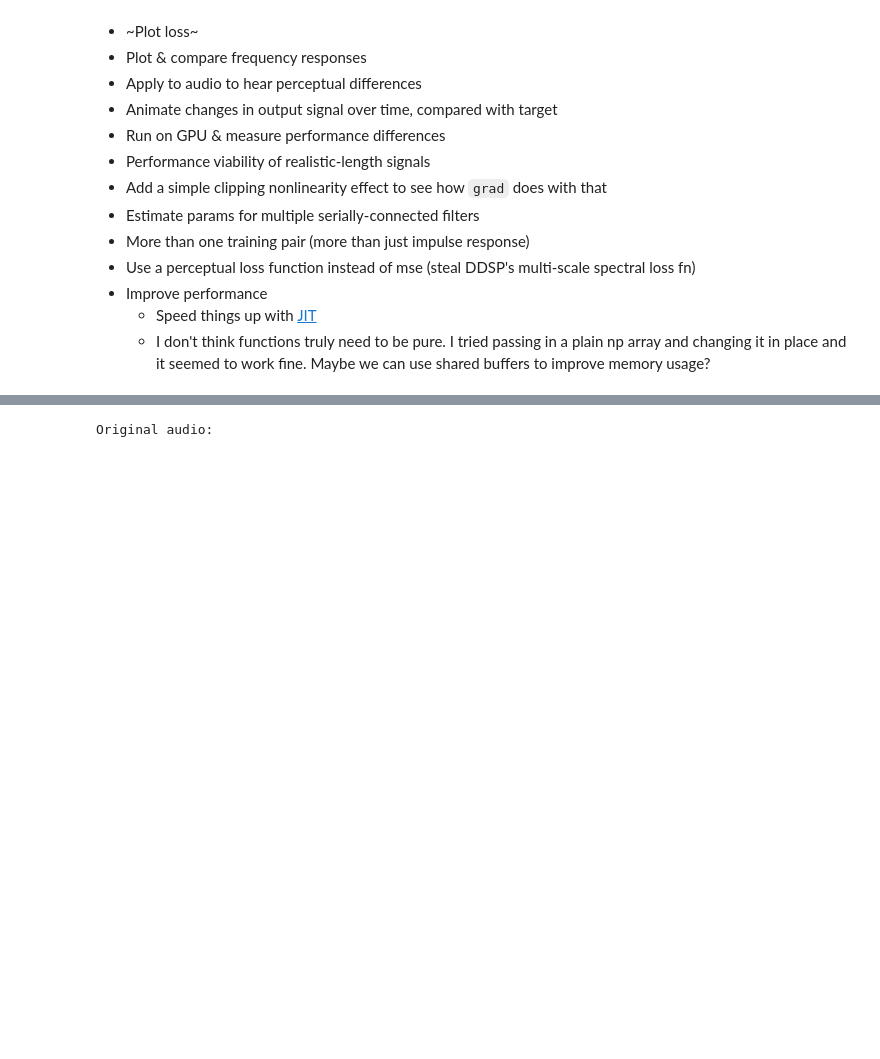
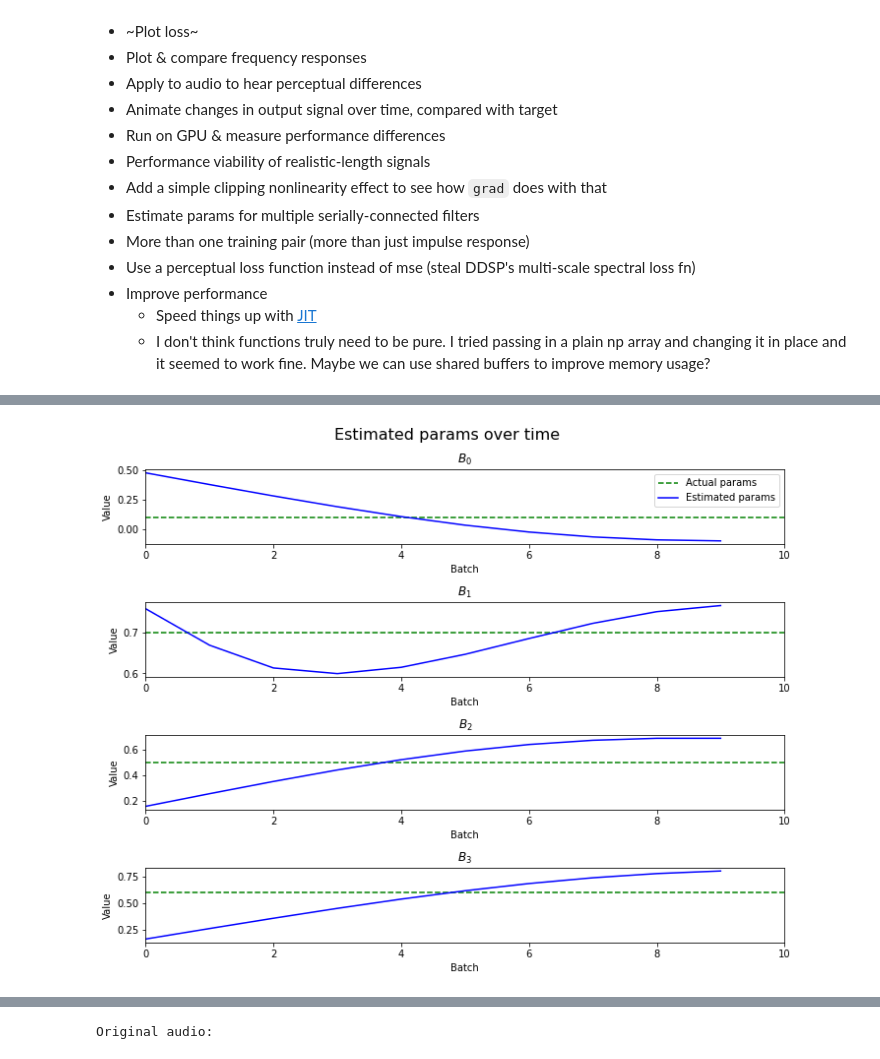
Before and after one commit to khiner/jaxdsp, a Jupyter notebook: jax_audio_experiments.ipynb, the cells around one changed output, grey strips where cells are left out. Saved outputs shown, nothing was run; the diff lists cells and outputs as text; code cells hidden in the pictures; blank space fills up the shorter version.

```diff
--- a/jax_audio_experiments.ipynb
+++ b/jax_audio_experiments.ipynb
@@ -166,0 +153,4 @@ def loss_iir(params, X, Y, Y_target):
+# %%
+plot_params(np.asarray([B_target]), params_history, np.asarray([['$B_%s$' % i for i in range(B_target.size)]]))
+# %% [output]
+[figure, added]
```
Also changed, not shown: parts of 17 cells of this notebook.
